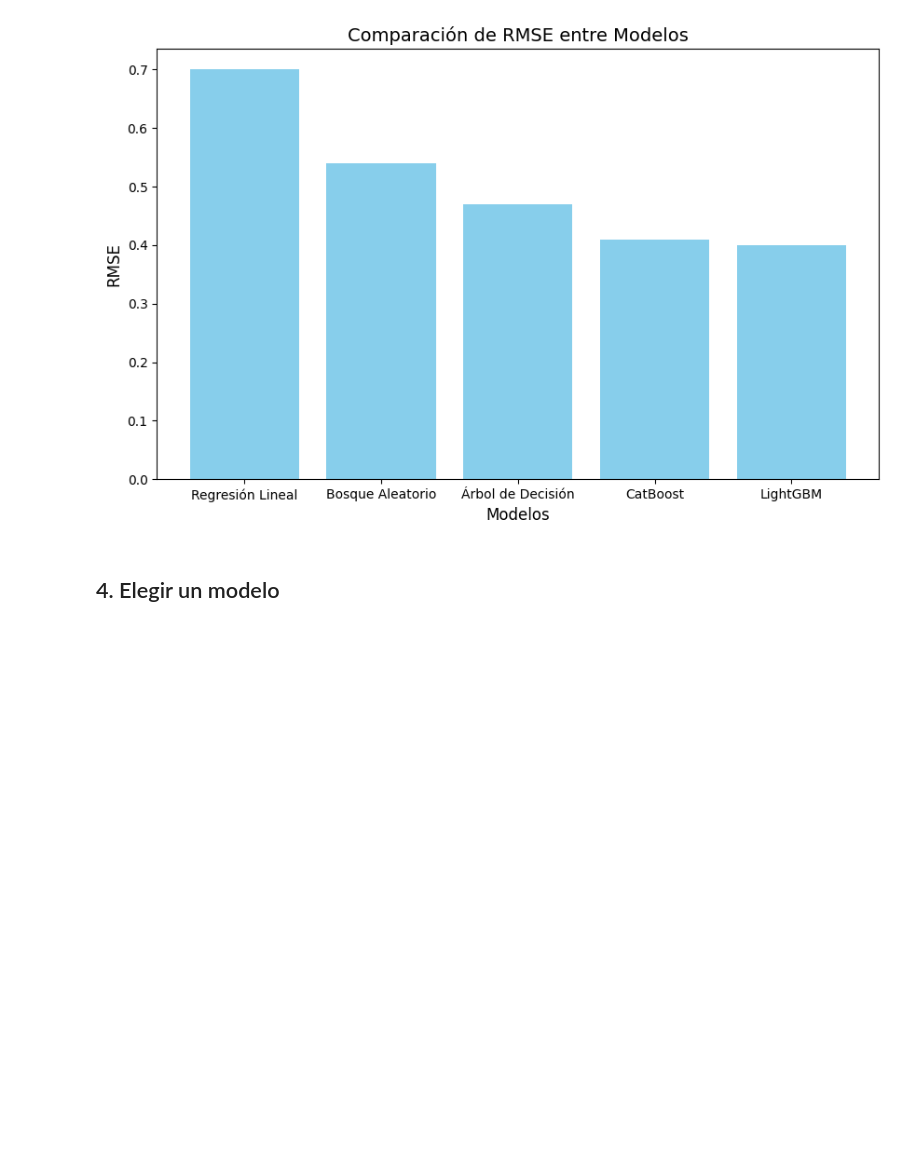
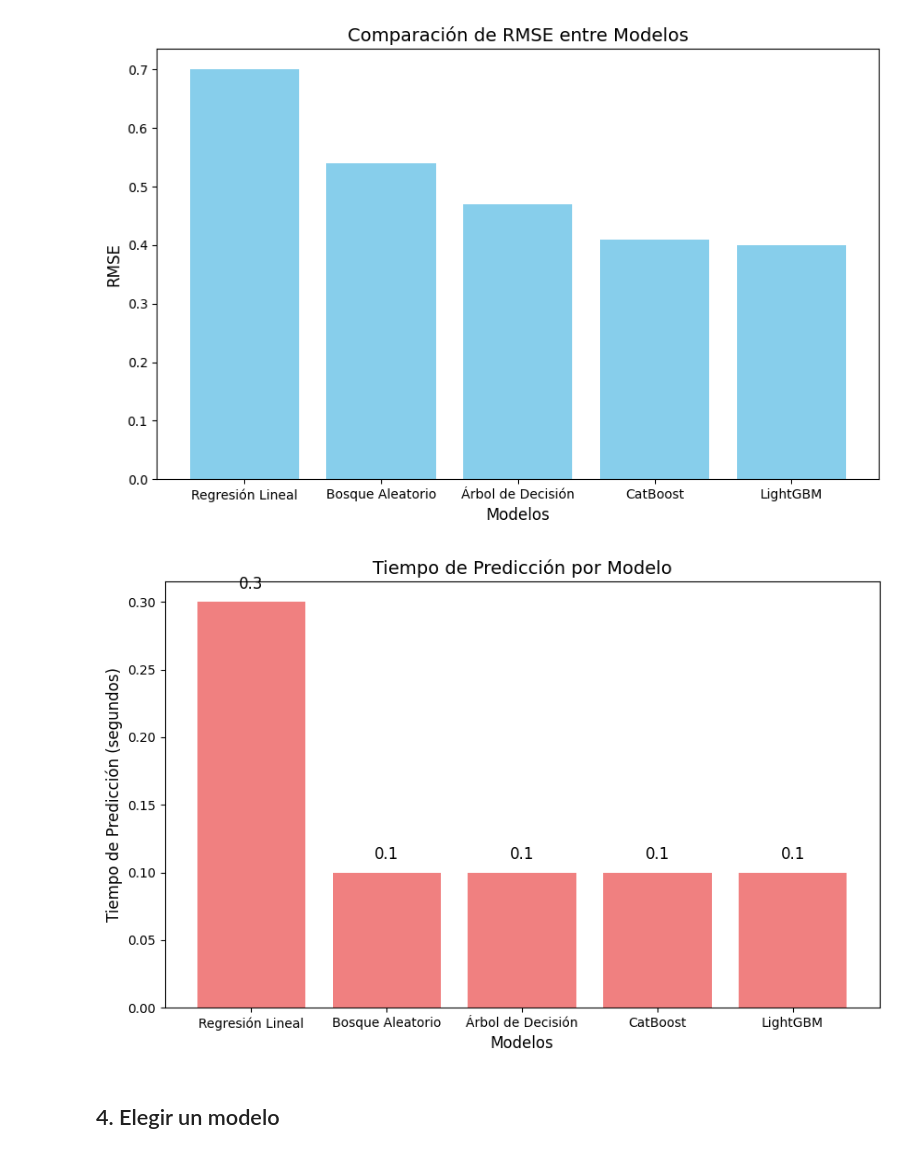
Before and after one commit to wh1tneyr/Rusty-Bargain, a Jupyter notebook: Rusty Bargain.ipynb, the cells around one changed output. Drawn from its saved outputs; the diff is of its cells as text; code cells hidden in the pictures; blank space fills up the shorter version.

```diff
--- a/Rusty Bargain.ipynb
+++ b/Rusty Bargain.ipynb
@@ -527,6 +530,28 @@ plt.ylabel('RMSE', fontsize=12)
 plt.show()
 # %% [output]
 [figure]
+# %%
+# Datos de ejemplo: Tiempo de predicción por modelo (en segundos)
+modelos = ['Regresión Lineal', 'Bosque Aleatorio', 'Árbol de Decisión', 'CatBoost', 'LightGBM']
+prediction_times = [0.3, 0.1, 0.1, 0.1, 0.1]  # Tiempos de predicción de cada modelo (deberías cambiar estos valores por los de tus modelos)
+
+# Crear el gráfico de barras
+plt.figure(figsize=(10, 6))
+plt.bar(modelos, prediction_times, color='lightcoral')
+
+# Añadir etiquetas y título
+plt.title('Tiempo de Predicción por Modelo', fontsize=14)
+plt.xlabel('Modelos', fontsize=12)
+plt.ylabel('Tiempo de Predicción (segundos)', fontsize=12)
+
+# Añadir los valores de tiempo encima de las barras para mayor claridad
+for i, v in enumerate(prediction_times):
+    plt.text(i, v + 0.01, str(v), ha='center', fontsize=12)
+
+# Mostrar el gráfico
+plt.show()
+# %% [output]
+[figure, added]
 # %% [markdown]
 ## 4. Elegir un modelo
 # %% [markdown]
```
Also changed, not shown: parts of 10 cells of this notebook, 3 other files.
